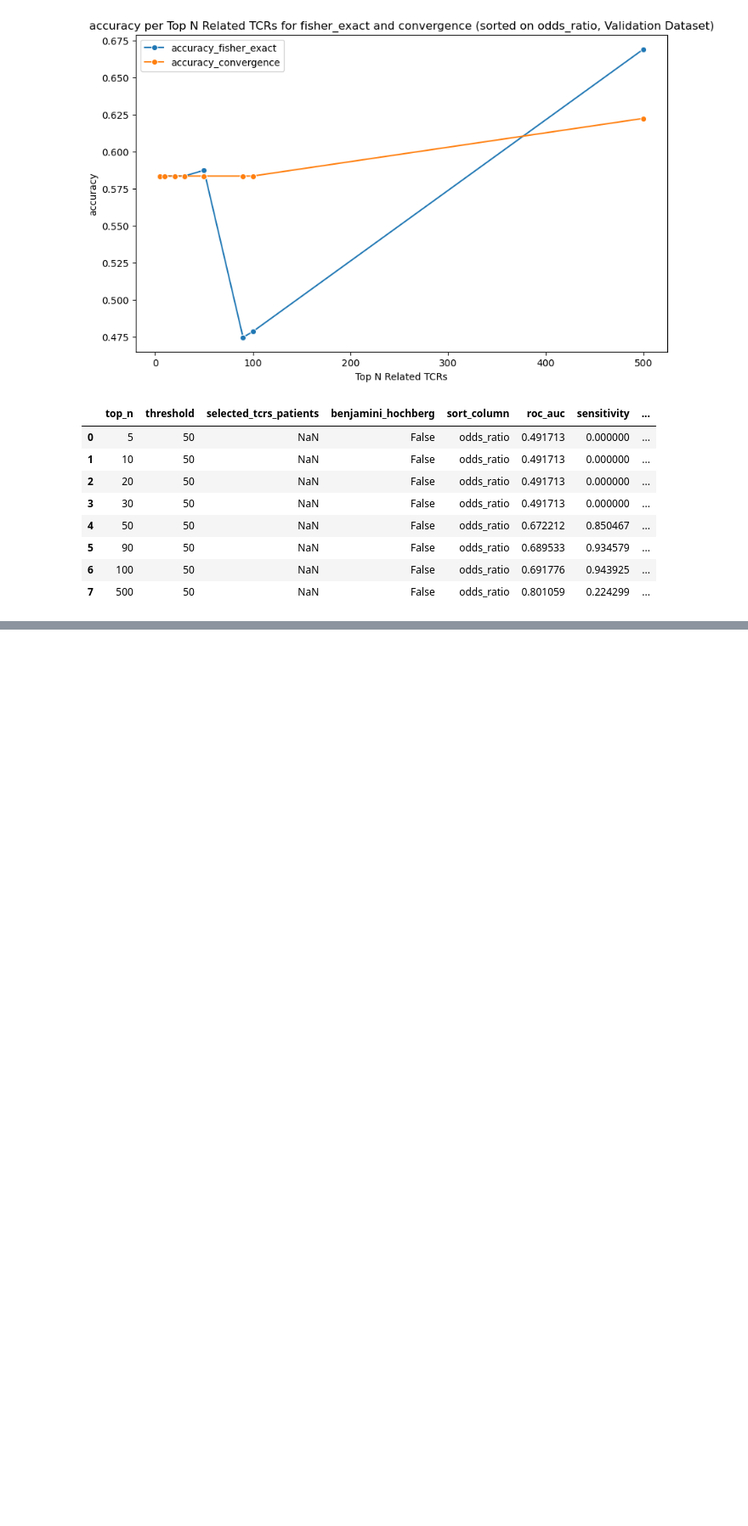
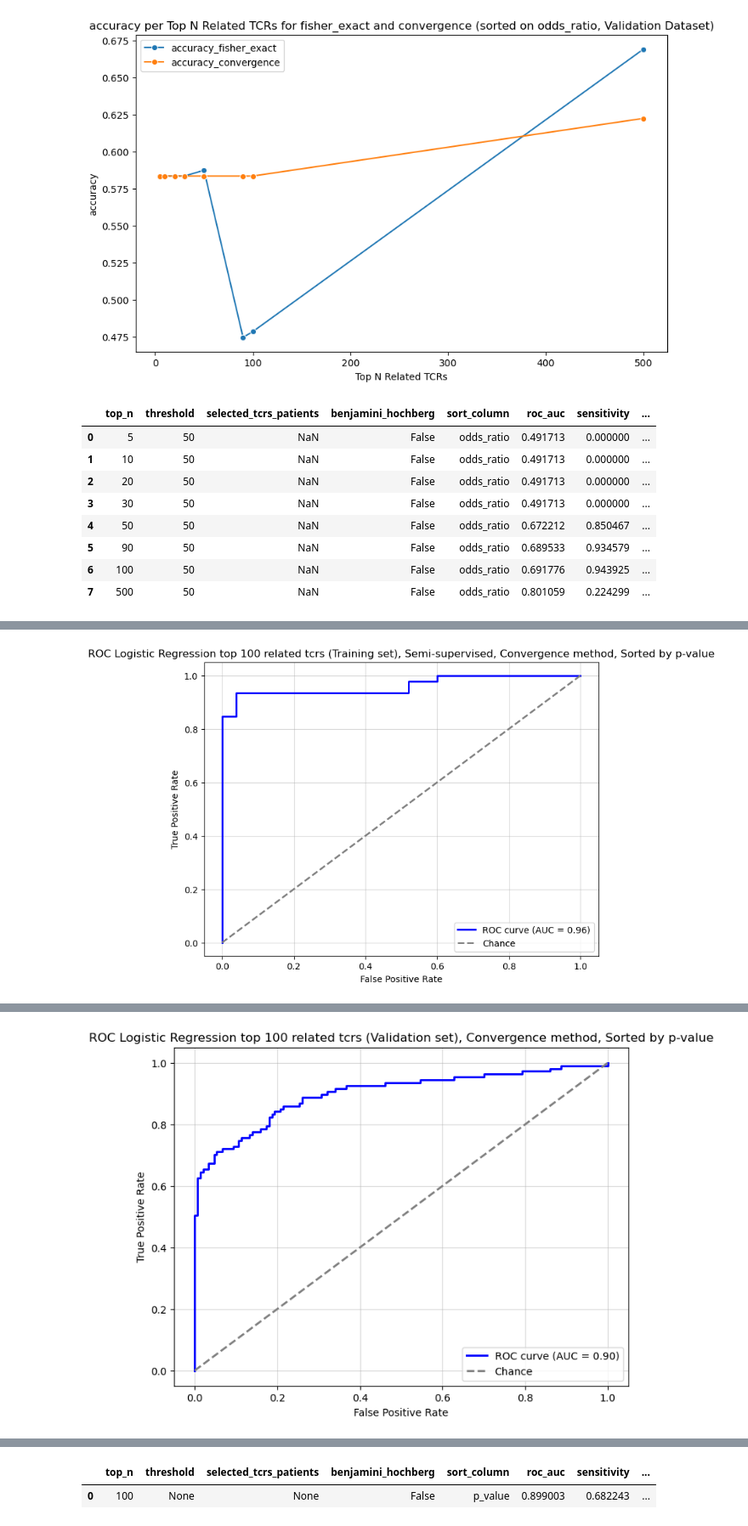
Before and after one commit to saartjeherman/Emerson, a Jupyter notebook: emerson_clean.ipynb, the cells around one changed output, grey strips where cells are left out. Shown at 85% size. Saved outputs shown, nothing was run; the diff lists cells and outputs as text; code cells hidden in the pictures; blank space fills up the shorter version.

```diff
--- a/emerson_clean.ipynb
+++ b/emerson_clean.ipynb
@@ -1511,0 +1796,10 @@ metrics_validation_df_fisher
+# %%
+#calculate accuracy, sensitivity and specificity
+# True labels are 'has_HLA_A02_01', predicted label is 'prediction'
+result_df_mitchel['has_HLA_A02_01'] =result_df_mitchel['has_HLA_A02_01'].replace('None', np.nan)
+
+#drop none values
+result_df_mitchel = result_df_mitchel.dropna()
+result_df_mitchel['has_HLA_A02_01_label'] = result_df_mitchel['has_HLA_A02_01'].astype('category').cat.codes
+
+af.calculate_metrics(result_df_mitchel)
@@ -1511,0 +1831,5 @@ metrics_validation_df_fisher
+# %%
+result_df_mitchel_filtered = result_df_mitchel[(result_df_mitchel['probability'] >= 0.8)]
+# %%
+train_result_df = result_df_mitchel_filtered[['repertoire_id', 'total_tcrs', 'related_tcrs','prediction']]
+train_result_df.rename(columns={'prediction': 'has_HLA_A02_01_label'}, inplace=True)
@@ -1511,0 +1841,57 @@ metrics_validation_df_fisher
+# %%
+metrics_validation_data = []
+metrics_training_data = []
+
+bn = False
+n = 100
+
+
+patient_df = af.match_hla('\\data\\HLA_emerson_2017', '\\data\\A_02_01_features.txt')
+patient_df_training = af.select_patients_hla_labelling(patient_df, number_of_patients=50)
+patient_df_validation = af.select_patients_hla_labelling(patient_df, 400, training=False)
+
+
+convergence_results_df = af.read_file('results\\8\\convergence_results.tsv')
+#remomve duplicate rows: where v_call, j_call, junction_aa and convergence are the same
+print("Before removing duplicates: ", len(convergence_results_df))
+convergence_results_df = convergence_results_df.drop_duplicates(subset=['v_call', 'j_call', 'junction_aa', 'convergence'], keep='first', ignore_index=True)
+print("After removing duplicates: ", len(convergence_results_df))
+convergence_results_df.rename(columns={'pvalue': 'p_value', 'convergence': 'odds_ratio'}, inplace=True)
+#v_call currently is in the format TRBV7-2*01, we want to split this into, TRBV7-2 and 01 and olny keep the first part
+convergence_results_df['v_call'] = convergence_results_df['v_call'].apply(lambda x: x.split('*')[0])
+patients_path = '\\data\\HLA_emerson_2017'
+
+
+result_df_emerson = af.preprocessing_dataset(convergence_results_df, patient_df_training, patients_path, top_n=n, benjamini_hochberg=bn)
+
+
+#training set
+#select first 400 patients for training
+result_df_training = result_df_emerson.iloc[:400]
+print("Training set: ", len(result_df_training))
+print(result_df_training['has_HLA_A02_01_label'].value_counts())
+result_df_training = pd.concat([train_result_df, result_df_training], ignore_index=True)
+print("Training set: ", len(result_df_training))
+print(result_df_training['has_HLA_A02_01_label'].value_counts())
+
+filename = 'results\\models\\logistic_regression_semi_supervised_training_convergence.joblib'
+model, metrics_training = af.train_training_dataset(result_df_training, top_n=n, benjamini_hochberg=bn, convergence_method=True, folder='results\\9',
+                                                     filename_model=filename, semi_supervised=True)
+metrics_training_data.append(metrics_training)
+
+#validation set
+result_df_validation = af.preprocessing_dataset(convergence_results_df, patient_df_validation, patients_path, top_n=n, benjamini_hochberg=bn)
+metrics_validation = af.validate_validation_dataset(result_df_validation, top_n=n, benjamini_hochberg=bn,
+                                                    model=model, convergence_method=True, folder='results\\8')
+metrics_validation_data.append(metrics_validation)
+
+
+metrics_training_df = pd.DataFrame(metrics_training_data)
+metrics_validation_df = pd.DataFrame(metrics_validation_data)
+
+af.write_to_file(metrics_training_df, 'results\\metrics_classifiers_training_semi_supervised_convergence.tsv')
+af.write_to_file(metrics_validation_df, 'results\\metrics_classifiers_validation_semi_supervised_convergence.tsv')
+
+metrics_training_df
+metrics_validation_df
+# %% [output]
@@ -1511,0 +1913 @@ metrics_validation_df_fisher
+[figure, added]
@@ -1511,0 +1929 @@ metrics_validation_df_fisher
+[figure, added]
@@ -1511,0 +1941,2 @@ metrics_validation_df_fisher
+|  | top_n | threshold | selected_tcrs_patients | benjamini_hochberg | sort_column | roc_auc | sensitivity | ... |
+| 0 | 100 | None | None | False | p_value | 0.899003 | 0.682243 | ... |
```
Also changed, not shown: parts of 45 cells of this notebook, 1 other file.
